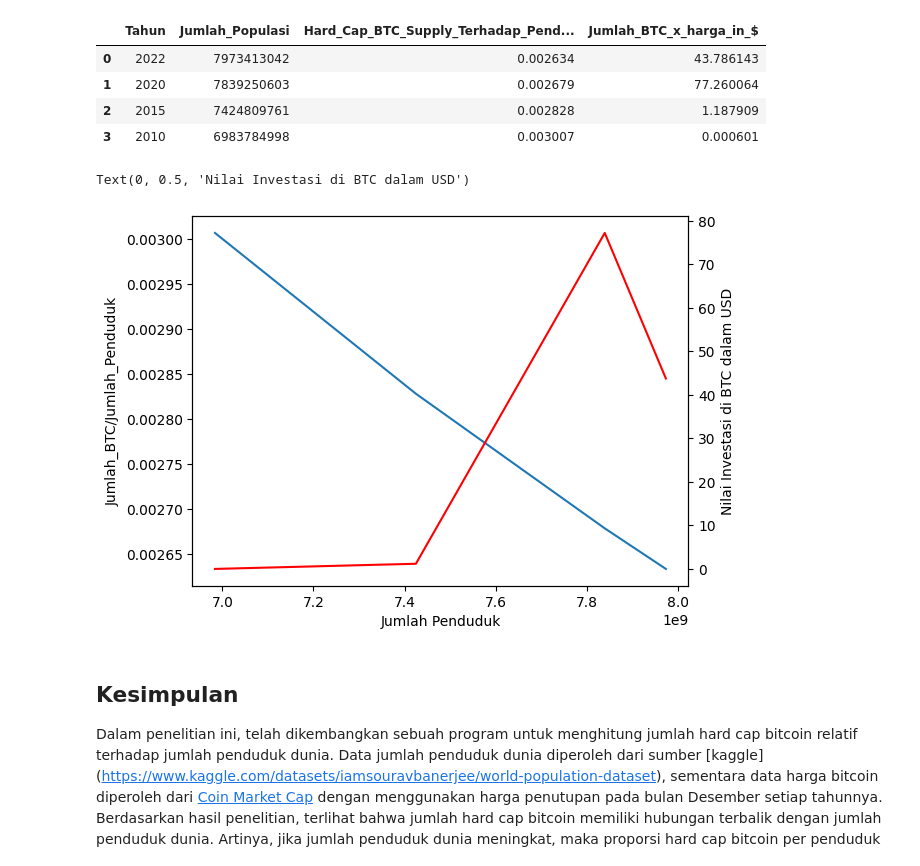
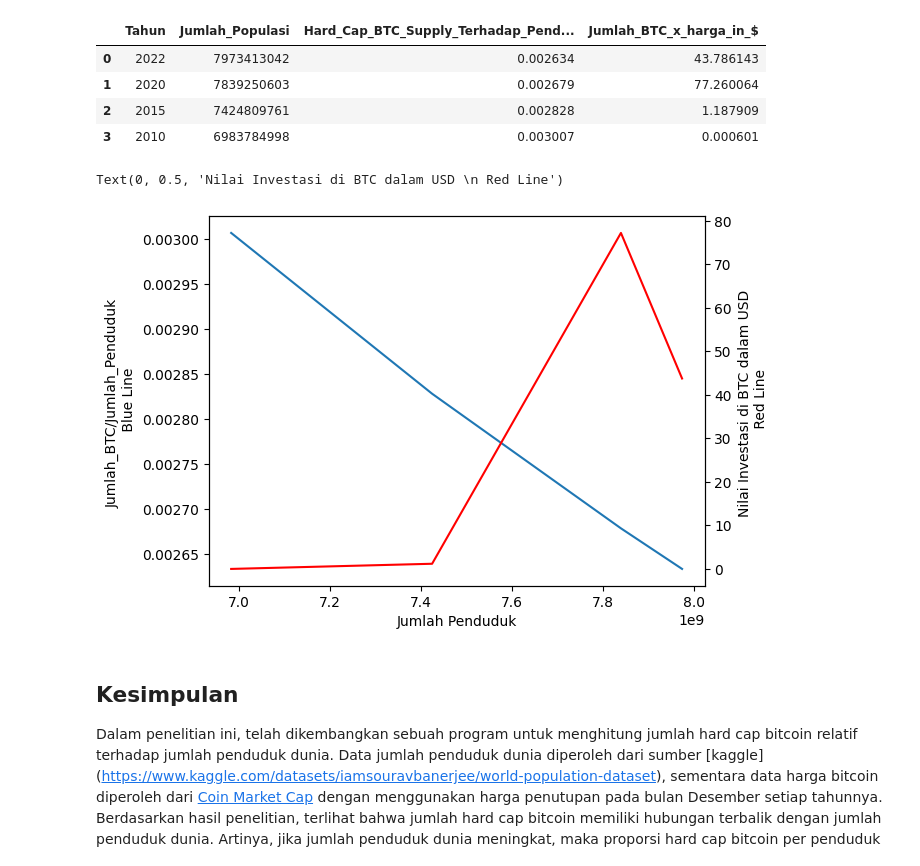
Before and after one commit to raihaneka50908/Rasio-Populasi-Terhadap-Jumlah-Bitcoin, a Jupyter notebook: Rasio_Jumlah_Populasi_Manusia_dan_Bitcoin.ipynb, the cells around one changed output. Drawn from its saved outputs; the diff is of its cells as text; code cells hidden in the pictures.

```diff
--- a/Rasio_Jumlah_Populasi_Manusia_dan_Bitcoin.ipynb
+++ b/Rasio_Jumlah_Populasi_Manusia_dan_Bitcoin.ipynb
@@ -80,16 +80,16 @@ data_all
 | 3 | 2010 | 6983784998 | 0.003007 | 0.000601 |
 # %%
 plt.figure(2)
-plt.plot(data_all['Jumlah_Populasi'],data_all['Hard_Cap_BTC_Supply_Terhadap_Penduduk'])
+plt.plot(data_all['Jumlah_Populasi'],data_all['Hard_Cap_BTC_Supply_Terhadap_Penduduk'],label="Rasio Hard Cap BTC/Jumlah Penduduk Dunia")
 plt.xlabel("Jumlah Penduduk")
-plt.ylabel("Jumlah_BTC/Jumlah_Penduduk")
+plt.ylabel("Jumlah_BTC/Jumlah_Penduduk \n Blue Line")
 
 plt.twinx()
-plt.plot(data_all['Jumlah_Populasi'],data_all['Jumlah_BTC_x_harga_in_$'],'r')
-plt.ylabel("Nilai Investasi di BTC dalam USD")
+plt.plot(data_all['Jumlah_Populasi'],data_all['Jumlah_BTC_x_harga_in_$'],'r',label="Nilai Investasi di BTC dalam USD")
+plt.ylabel("Nilai Investasi di BTC dalam USD \n Red Line")
 # %% [output]
-Text(0, 0.5, 'Nilai Investasi di BTC dalam USD')
+Text(0, 0.5, 'Nilai Investasi di BTC dalam USD \n Red Line')
-[figure, old version]
+[figure, new version]
 # %% [markdown]
 ## Kesimpulan
 
```
